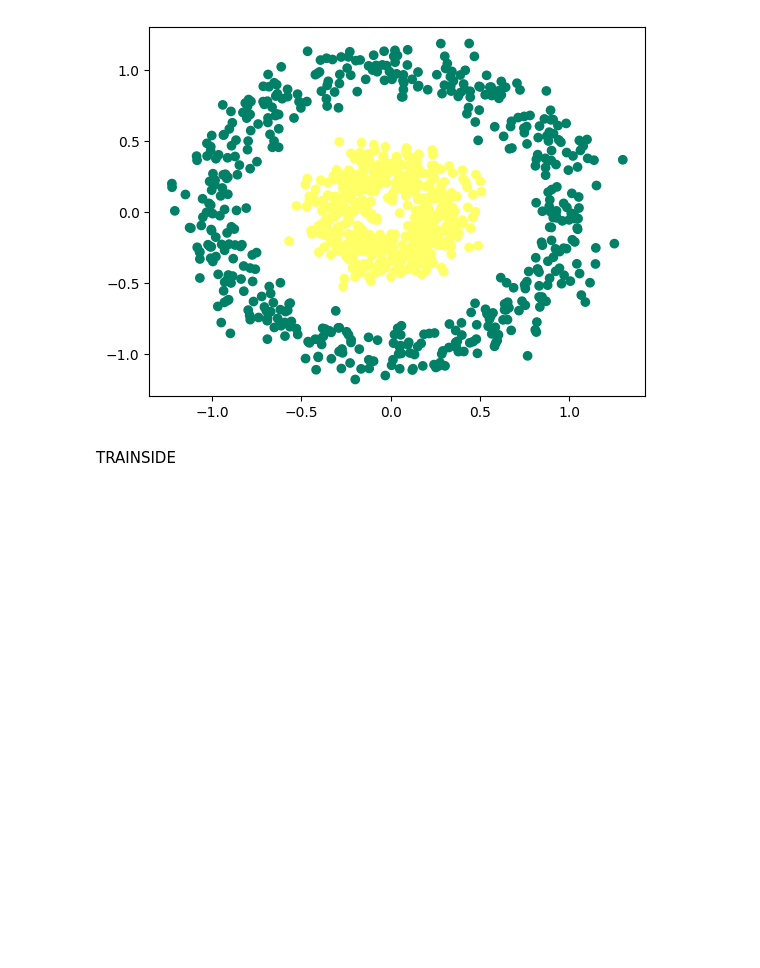
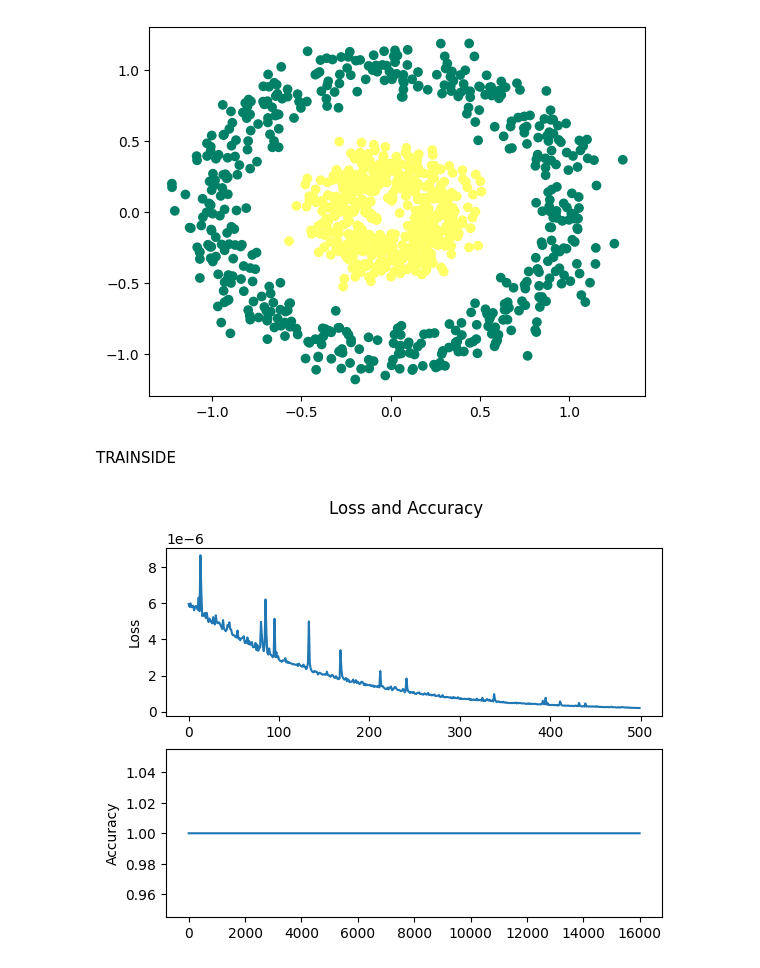
Before and after one commit to hugo-gclvs/DNN, a Jupyter notebook: main.ipynb, the cells around one changed output. Drawn from its saved outputs; the diff is of its cells as text; code cells hidden in the pictures; blank space fills up the shorter version.

Commit message:
adding test side and implement accuracy

```diff
--- a/main.ipynb
+++ b/main.ipynb
@@ -32,7 +32,7 @@ class DNN(nn.Module):
     def forward(self, x):
         return self.archiNN(x)
 
-dnn = DNN(2, 10, 1).to(device)
+dnn = DNN(2, 32, 1).to(device)
 # %% [markdown]
 DATASET SIDE
 # %%
@@ -55,7 +55,7 @@ trainset = TensorDataset(inputs_tensor, outputs_tensor)
 trainloader = DataLoader(trainset, batch_size=batch_size, shuffle=True)
 
 loss_fn = nn.BCELoss()
-optimizer = torch.optim.Adam(dnn.parameters(), lr=0.01)
+optimizer = torch.optim.Adam(dnn.parameters(), lr=0.001)
 # %% [markdown]
 TRAINSIDE
 # %%
@@ -63,6 +63,7 @@ def train(dataloader, model, loss_fn, optimizer, num_epoch):
     size = len(dataloader.dataset)
     model.train()
     losses = []
+    accuracies = []
 
     for epoch in notebook_tqdm.tqdm(range(num_epoch)):
         epoch_loss = 0.0
@@ -78,6 +79,19 @@ def train(dataloader, model, loss_fn, optimizer, num_epoch):
             loss.backward()
             optimizer.step()
 
-    plt.plot(losses)
+            accuracies.append(accuracy_score(y.cpu().detach().numpy(), y_pred.cpu().detach().numpy().round()))
+
+        losses.append(epoch_loss)
+
+    fig, axs = plt.subplots(2)
+    fig.suptitle('Loss and Accuracy')
+    axs[0].plot(losses)
+    axs[0].set_ylabel('Loss')
+    axs[1].plot(accuracies)
+    axs[1].set_ylabel('Accuracy')
     plt.show()
+# %%
+train(trainloader, dnn, loss_fn, optimizer, 500)
+# %% [output]
+[figure, added]
 # %%
```
Also changed, not shown: parts of 2 cells of this notebook.
